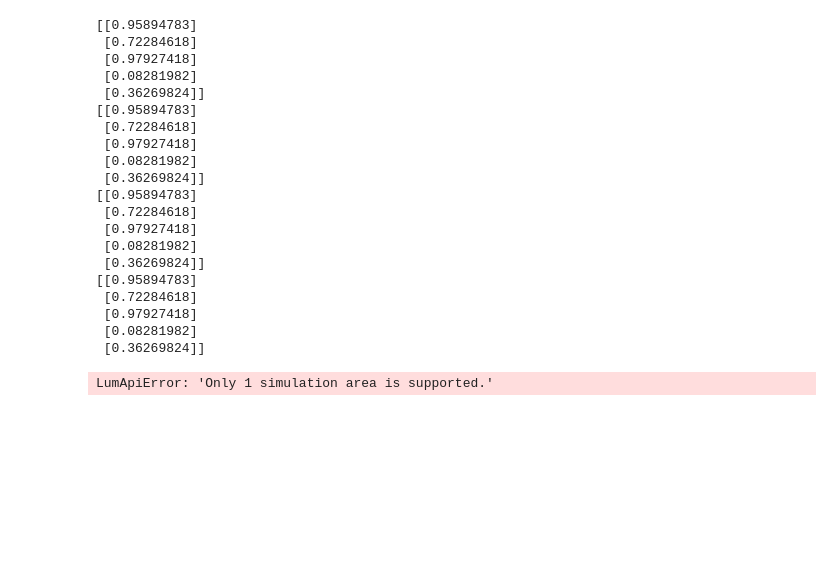
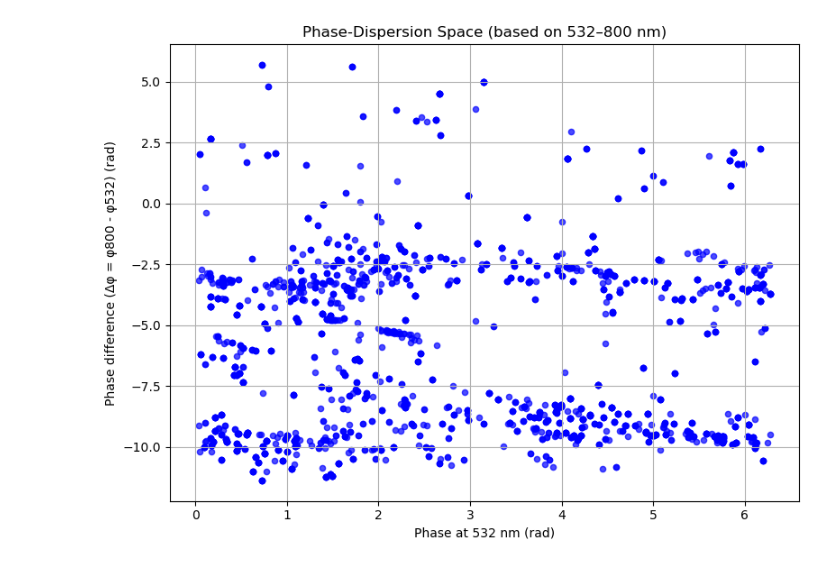
Before and after one commit to Jianqing2024/Achromatic_metalens_design_in_Windows, a Jupyter notebook: test.ipynb, the cells around one changed output. Saved outputs shown, nothing was run; the diff lists cells and outputs as text; code cells hidden in the pictures; blank space fills up the shorter version.

```diff
--- a/test.ipynb
+++ b/test.ipynb
@@ -24,27 +0,0 @@ meta.fdtd.runjobs()
-# %%
-for i in range(4):
-    name=f'test{i}.fsp'
-    meta.fdtd.load(name)
-    Trans = meta.fdtd.transmission("plane")
-    print(Trans)
-# %% [output]
-[[0.95894783]
- [0.72284618]
- [0.97927418]
- [0.08281982]
- [0.36269824]]
-[[0.95894783]
- [0.72284618]
- [0.97927418]
- [0.08281982]
- [0.36269824]]
-[[0.95894783]
- [0.72284618]
- [0.97927418]
- [0.08281982]
- [0.36269824]]
-[[0.95894783]
- [0.72284618]
- [0.97927418]
- [0.08281982]
- [0.36269824]]
@@ -55,5 +0,0 @@ print(Trans)
-# %%
-meta.fdtd.switchtolayout()
-meta.baseBuild(0.4e-6)
-# %% [output]
-LumApiError: 'Only 1 simulation area is supported.'
@@ -59,0 +41,12 @@ LumApiError: 'Only 1 simulation area is supported.'
+# %%
+# 绘图
+plt.figure(figsize=(8, 6))
+plt.scatter(phi_532_list, delta_phi_list, c='blue', alpha=0.7, s=20)
+plt.xlabel("Phase at 532 nm (rad)")
+plt.ylabel("Phase difference (Δφ = φ800 - φ532) (rad)")
+plt.title("Phase-Dispersion Space (based on 532–800 nm)")
+plt.grid(True)
+plt.tight_layout()
+plt.show()
+# %% [output]
+[figure, added]
```
Also changed, not shown: parts of 4 cells of this notebook, 9 other files.
